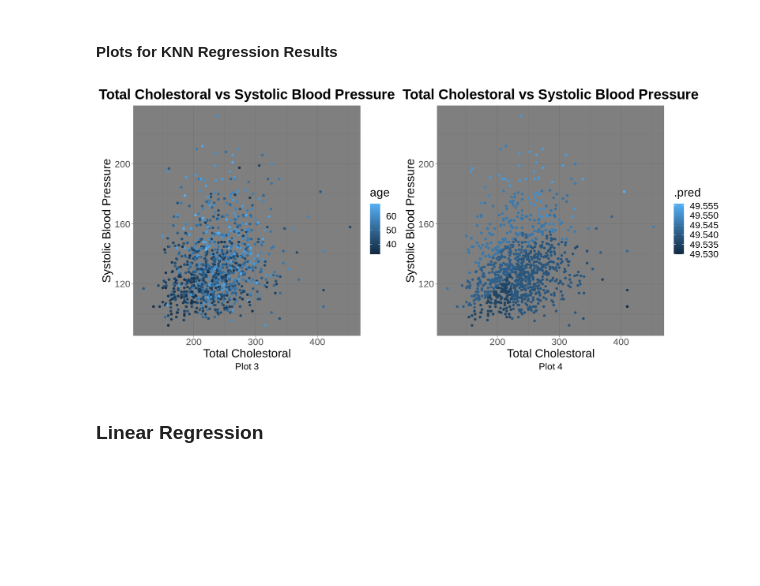
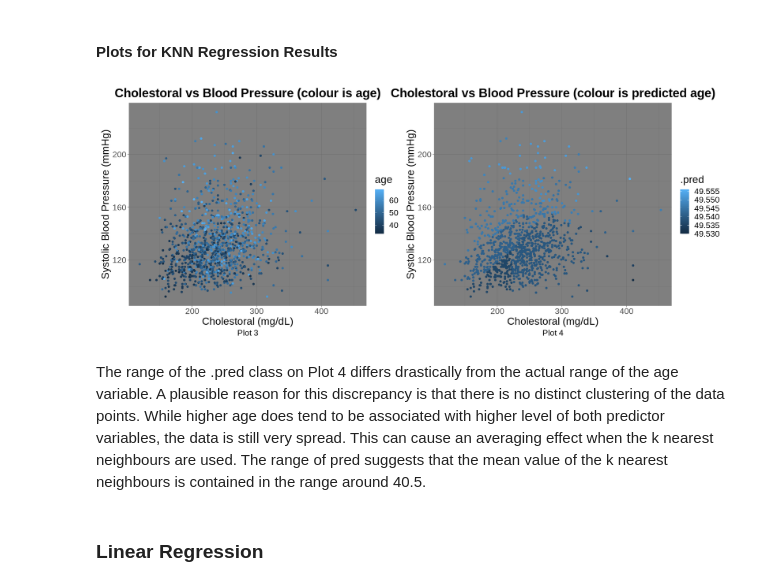
Before and after one commit to Kyleetd/DSCI100-Course-Project-2023, a Jupyter notebook: FinalProjectScript-Regression.ipynb, the cells around one changed output. Drawn from its saved outputs; the diff is of its cells as text; code cells hidden in the pictures; blank space fills up the shorter version.

```diff
--- a/FinalProjectScript-Regression.ipynb
+++ b/FinalProjectScript-Regression.ipynb
@@ -176,32 +187,34 @@ A tibble: 3 × 3
 # %% [markdown]
 #### Plots for KNN Regression Results
 # %%
-options(repr.plot.width=15, repr.plot.height=7)
+options(repr.plot.width=17, repr.plot.height=7)
 
 knn_plot1 <- predictions |>
   ggplot(aes(x = totChol, y = sysBP, color = age)) +
   geom_point() +
-  labs(x = "Total Cholestoral",
-       y = "Systolic Blood Pressure",
-       title = "Total Cholestoral vs Systolic Blood Pressure",
+  labs(x = "Cholestoral (mg/dL)",
+       y = "Systolic Blood Pressure (mmHg)",
+       title = "Cholestoral vs Blood Pressure (colour is age)",
        caption = "Plot 3") +
   theme_dark() +
   theme(text = element_text(size = 20), plot.title = element_text(face = "bold", hjust = 0.5), plot.caption = element_text(hjust = 0.5))
 
 knn_plot2 <- predictions |>
   ggplot(aes(x = totChol, y = sysBP, color = .pred)) +
   geom_point() +
-  labs(x = "Total Cholestoral",
-       y = "Systolic Blood Pressure",
-       title = "Total Cholestoral vs Systolic Blood Pressure",
+  labs(x = "Cholestoral (mg/dL)",
+       y = "Systolic Blood Pressure (mmHg)",
+       title = "Cholestoral vs Blood Pressure (colour is predicted age)",
        caption = "Plot 4") +
   theme_dark() +
   theme(text = element_text(size = 20), plot.title = element_text(face = "bold", hjust = 0.5), plot.caption = element_text(hjust = 0.5))
 
 knn_plot1 + knn_plot2 +
   plot_layout(ncol = 2)
 # %% [output]
-[figure, old version]
+[figure, new version]
+# %% [markdown]
+The range of the .pred class on Plot 4 differs drastically from the actual range of the age variable. A plausible reason for this discrepancy is that there is no distinct clustering of the data points. While higher age does tend to be associated with higher level of both predictor variables, the data is still very spread. This can cause an averaging effect when the k nearest neighbours are used. The range of pred suggests that the mean value of the k nearest neighbours is contained in the range around 40.5.
 # %% [markdown]
 ### Linear Regression
 # %%
```
Also changed, not shown: parts of 6 cells of this notebook.
